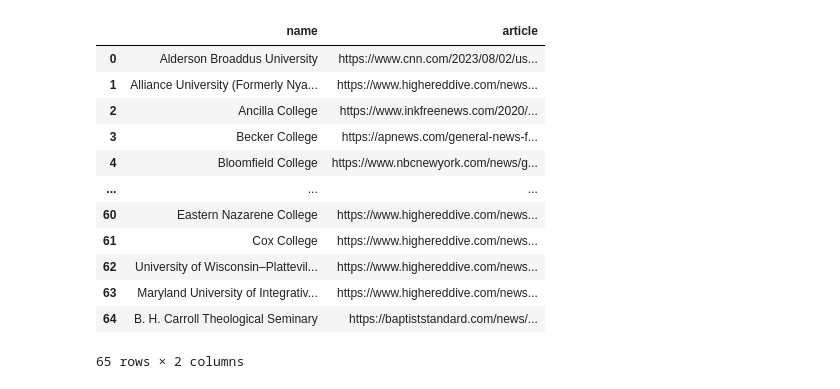
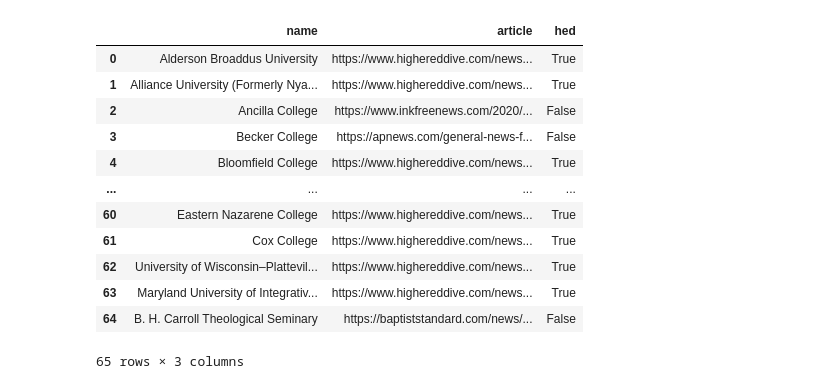
Before and after one commit to SepehrAkbari/enrollment-cliff, a Jupyter notebook: data/topicanalysis.ipynb, the cells around one changed output. Drawn from its saved outputs; the diff is of its cells as text; code cells hidden in the pictures.

```diff
--- a/data/topicanalysis.ipynb
+++ b/data/topicanalysis.ipynb
@@ -1,29 +1,43 @@
 # %%
 import pandas as pd
 import numpy as np
 import matplotlib.pyplot as plt
 import seaborn as sns
-from newspaper import Article
-from newspaper import fulltext
 import requests
-from requests.exceptions import RequestException
+from bs4 import BeautifulSoup
 import time
+import re
+import nltk
+from nltk.corpus import stopwords
+from nltk.tokenize import word_tokenize
+from nltk.stem import WordNetLemmatizer
+from langdetect import detect
+from langdetect.lang_detect_exception import LangDetectException
+from gensim.corpora import Dictionary
+from gensim.models import TfidfModel, LdaModel
+from gensim.models.coherencemodel import CoherenceModel
+import pyLDAvis.gensim_models
+import ssl
+import pickle
+from wordcloud import WordCloud
 
 df = pd.read_excel('colleges_final/sepehr_colleges_links.xlsx')
 df.drop(columns=['UID', 'state', 'yearClosed', 'yearEstablished', 'index'], inplace=True)
 df.rename(columns={'links': 'article'}, inplace=True)
+df.fillna({'hed': 1}, inplace=True)
+df = df.replace({'hed': {0: 'False', 1: 'True'}})
 df
 # %% [output]
-|  | name | article |
-| 0 | Alderson Broaddus University | https://www.cnn.com/2023/08/02/us... |
-| 1 | Alliance University (Formerly Nya... | https://www.highereddive.com/news... |
-| 2 | Ancilla College | https://www.inkfreenews.com/2020/... |
-| 3 | Becker College | https://apnews.com/general-news-f... |
-| 4 | Bloomfield College | https://www.nbcnewyork.com/news/g... |
-| ... | ... | ... |
-| 60 | Eastern Nazarene College | https://www.highereddive.com/news... |
-| 61 | Cox College | https://www.highereddive.com/news... |
-| 62 | University of Wisconsin–Plattevil... | https://www.highereddive.com/news... |
-| 63 | Maryland University of Integrativ... | https://www.highereddive.com/news... |
-| 64 | B. H. Carroll Theological Seminary | https://baptiststandard.com/news/... |
+|  | name | article | hed |
+| 0 | Alderson Broaddus University | https://www.highereddive.com/news... | True |
+| 1 | Alliance University (Formerly Nya... | https://www.highereddive.com/news... | True |
+| 2 | Ancilla College | https://www.inkfreenews.com/2020/... | False |
+| 3 | Becker College | https://apnews.com/general-news-f... | False |
+| 4 | Bloomfield College | https://www.highereddive.com/news... | True |
+| ... | ... | ... | ... |
+| 60 | Eastern Nazarene College | https://www.highereddive.com/news... | True |
+| 61 | Cox College | https://www.highereddive.com/news... | True |
+| 62 | University of Wisconsin–Plattevil... | https://www.highereddive.com/news... | True |
+| 63 | Maryland University of Integrativ... | https://www.highereddive.com/news... | True |
+| 64 | B. H. Carroll Theological Seminary | https://baptiststandard.com/news/... | False |
-65 rows × 2 columns
+65 rows × 3 columns
```
Also changed, not shown: parts of 24 cells of this notebook, 9 other files.
